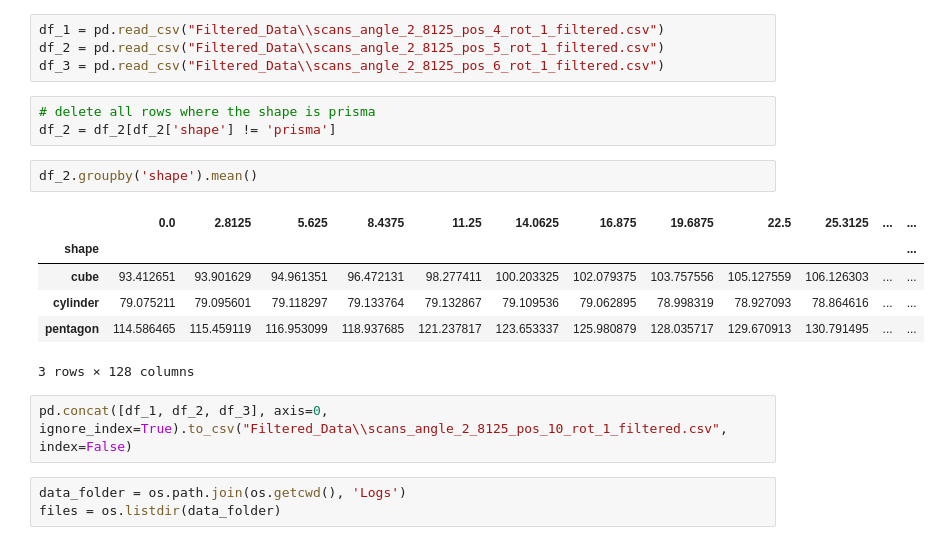
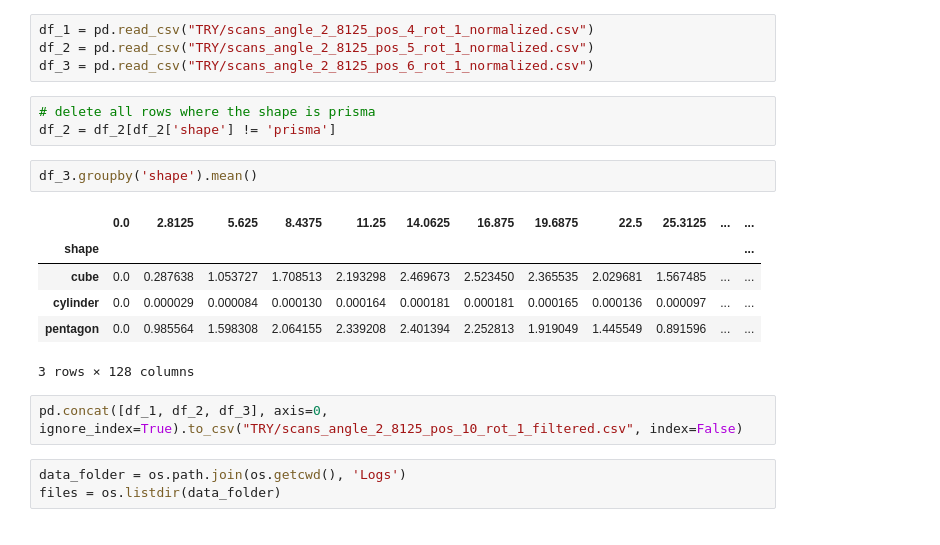
Before and after one commit to ricgoe/PyESP, a Jupyter notebook: faafo.ipynb, the cells around one changed output. Cells and saved outputs as stored; diff of their text form.

```diff
--- a/faafo.ipynb
+++ b/faafo.ipynb
@@ -5,23 +5,23 @@ import matplotlib.pyplot as plt
 from scipy.signal import correlate, convolve
 import os
 # %%
-df_1 = pd.read_csv("Filtered_Data\\scans_angle_2_8125_pos_4_rot_1_filtered.csv")
-df_2 = pd.read_csv("Filtered_Data\\scans_angle_2_8125_pos_5_rot_1_filtered.csv")
-df_3 = pd.read_csv("Filtered_Data\\scans_angle_2_8125_pos_6_rot_1_filtered.csv")
+df_1 = pd.read_csv("TRY/scans_angle_2_8125_pos_4_rot_1_normalized.csv")
+df_2 = pd.read_csv("TRY/scans_angle_2_8125_pos_5_rot_1_normalized.csv")
+df_3 = pd.read_csv("TRY/scans_angle_2_8125_pos_6_rot_1_normalized.csv")
 # %%
 # delete all rows where the shape is prisma
 df_2 = df_2[df_2['shape'] != 'prisma']
 # %%
-df_2.groupby('shape').mean()
+df_3.groupby('shape').mean()
 # %% [output]
 |  | 0.0 | 2.8125 | 5.625 | 8.4375 | 11.25 | 14.0625 | 16.875 | 19.6875 | 22.5 | 25.3125 | ... | ... |
 | shape |  |  |  |  |  |  |  |  |  |  |  | ... |
-| cube | 93.412651 | 93.901629 | 94.961351 | 96.472131 | 98.277411 | 100.203325 | 102.079375 | 103.757556 | 105.127559 | 106.126303 | ... | ... |
-| cylinder | 79.075211 | 79.095601 | 79.118297 | 79.133764 | 79.132867 | 79.109536 | 79.062895 | 78.998319 | 78.927093 | 78.864616 | ... | ... |
-| pentagon | 114.586465 | 115.459119 | 116.953099 | 118.937685 | 121.237817 | 123.653337 | 125.980879 | 128.035717 | 129.670913 | 130.791495 | ... | ... |
+| cube | 0.0 | 0.287638 | 1.053727 | 1.708513 | 2.193298 | 2.469673 | 2.523450 | 2.365535 | 2.029681 | 1.567485 | ... | ... |
+| cylinder | 0.0 | 0.000029 | 0.000084 | 0.000130 | 0.000164 | 0.000181 | 0.000181 | 0.000165 | 0.000136 | 0.000097 | ... | ... |
+| pentagon | 0.0 | 0.985564 | 1.598308 | 2.064155 | 2.339208 | 2.401394 | 2.252813 | 1.919049 | 1.445549 | 0.891596 | ... | ... |
 3 rows × 128 columns
 # %%
-pd.concat([df_1, df_2, df_3], axis=0, ignore_index=True).to_csv("Filtered_Data\\scans_angle_2_8125_pos_10_rot_1_filtered.csv", index=False)
+pd.concat([df_1, df_2, df_3], axis=0, ignore_index=True).to_csv("TRY/scans_angle_2_8125_pos_10_rot_1_filtered.csv", index=False)
 # %%
 data_folder = os.path.join(os.getcwd(), 'Logs')
 files = os.listdir(data_folder)
```
Also changed, not shown: 9 other files.
